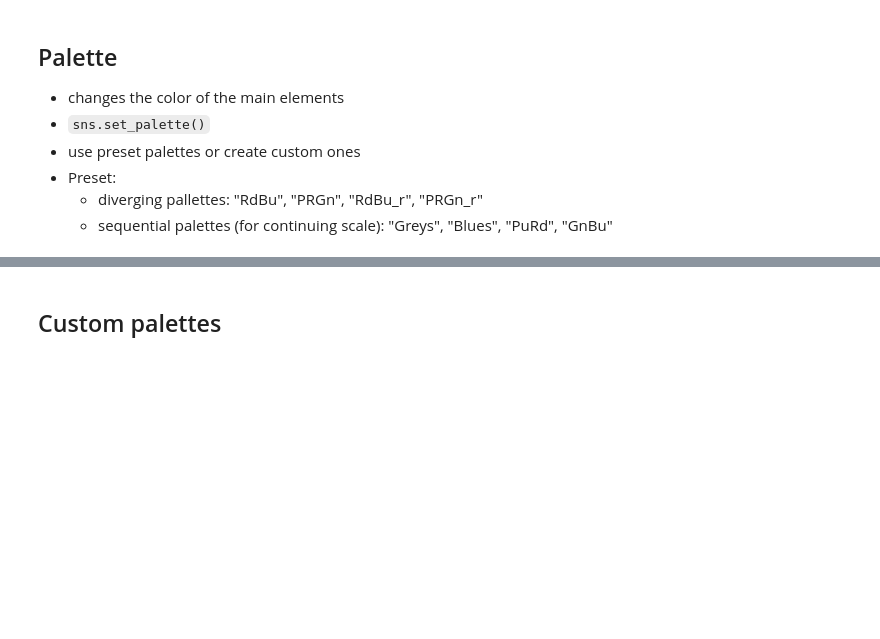
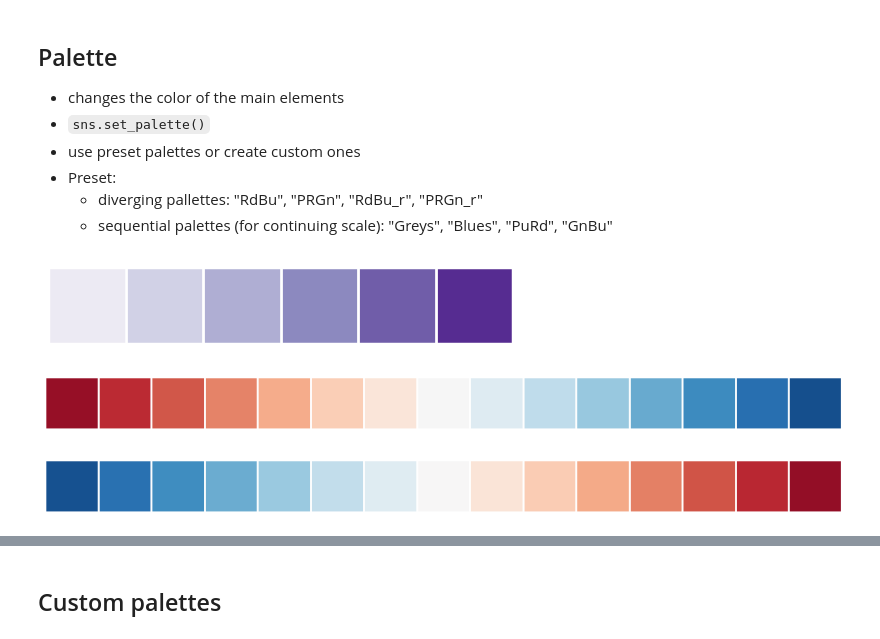
Before and after one commit to cintia-shinoda/python, a Jupyter notebook: 02-Datacamp-Python/05-Intro-Data-Viz-Seaborn/4-Customizing-Seaborn-Plots.ipynb, the cells around one changed output, grey strips where cells are left out. Cells and saved outputs as stored; diff of their text form; code cells hidden in the pictures; blank space fills up the shorter version.

```diff
--- a/02-Datacamp-Python/05-Intro-Data-Viz-Seaborn/4-Customizing-Seaborn-Plots.ipynb
+++ b/02-Datacamp-Python/05-Intro-Data-Viz-Seaborn/4-Customizing-Seaborn-Plots.ipynb
@@ -40,6 +40,23 @@ plt.show()
 - Preset:
   - diverging pallettes: "RdBu", "PRGn", "RdBu_r", "PRGn_r"
   - sequential palettes (for continuing scale): "Greys", "Blues", "PuRd", "GnBu"
+# %%
+purple_palette = sns.color_palette("Purples")
+sns.palplot(purple_palette)
+# %% [output]
+[figure, added]
+# %%
+rdbu_palette = sns.color_palette("RdBu", 15)
+sns.palplot(rdbu_palette)
+# %% [output]
+[figure, added]
+# %%
+# Reverse
+
+rdbu_reverse_palette = sns.color_palette("RdBu_r", 15)
+sns.palplot(rdbu_reverse_palette)
+# %% [output]
+[figure, added]
 # %%
 # Set the color palette to the sequential palette named "Purples"
 sns.set_style("whitegrid")
```
Also changed, not shown: parts of 8 cells of this notebook, 2 other files.
